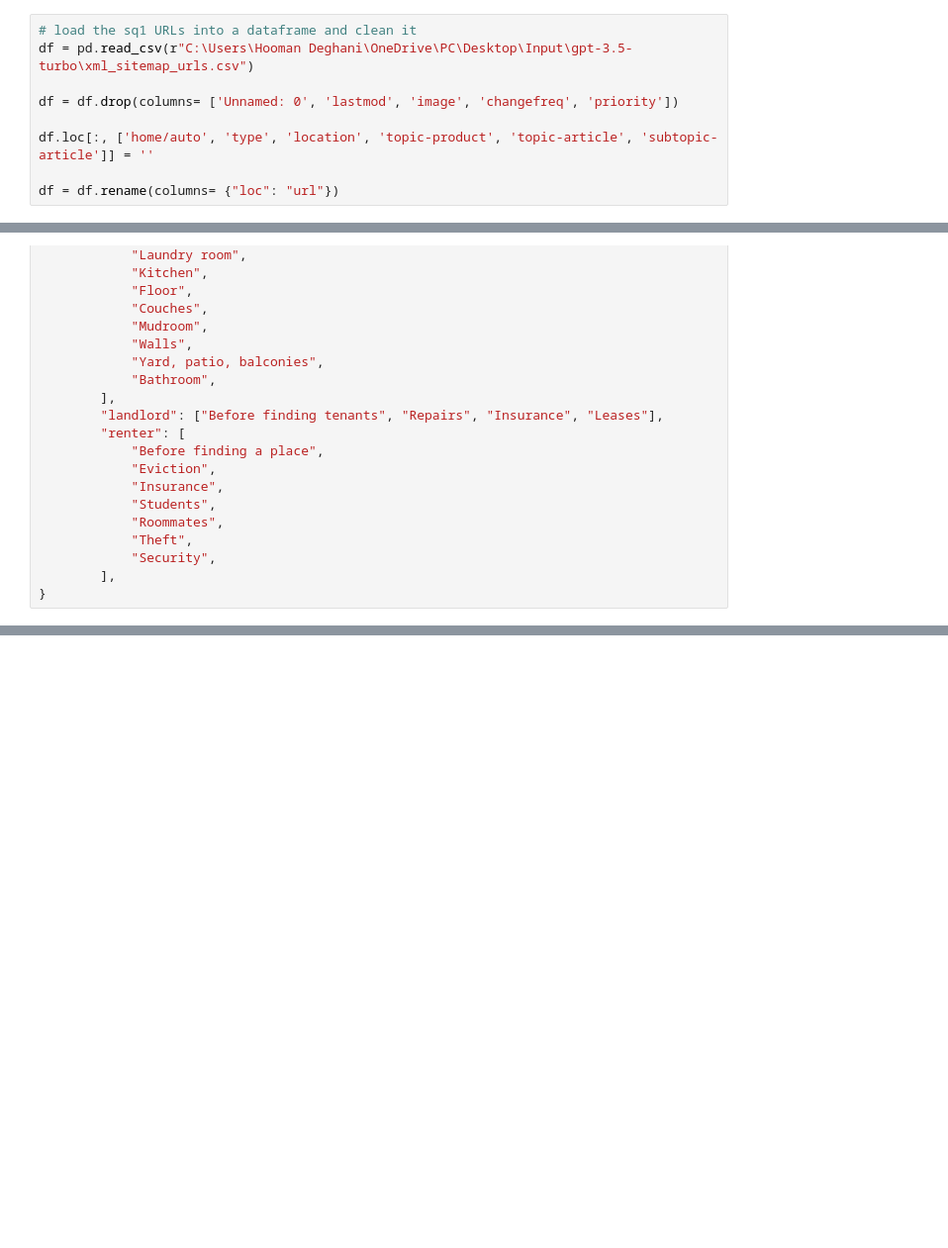
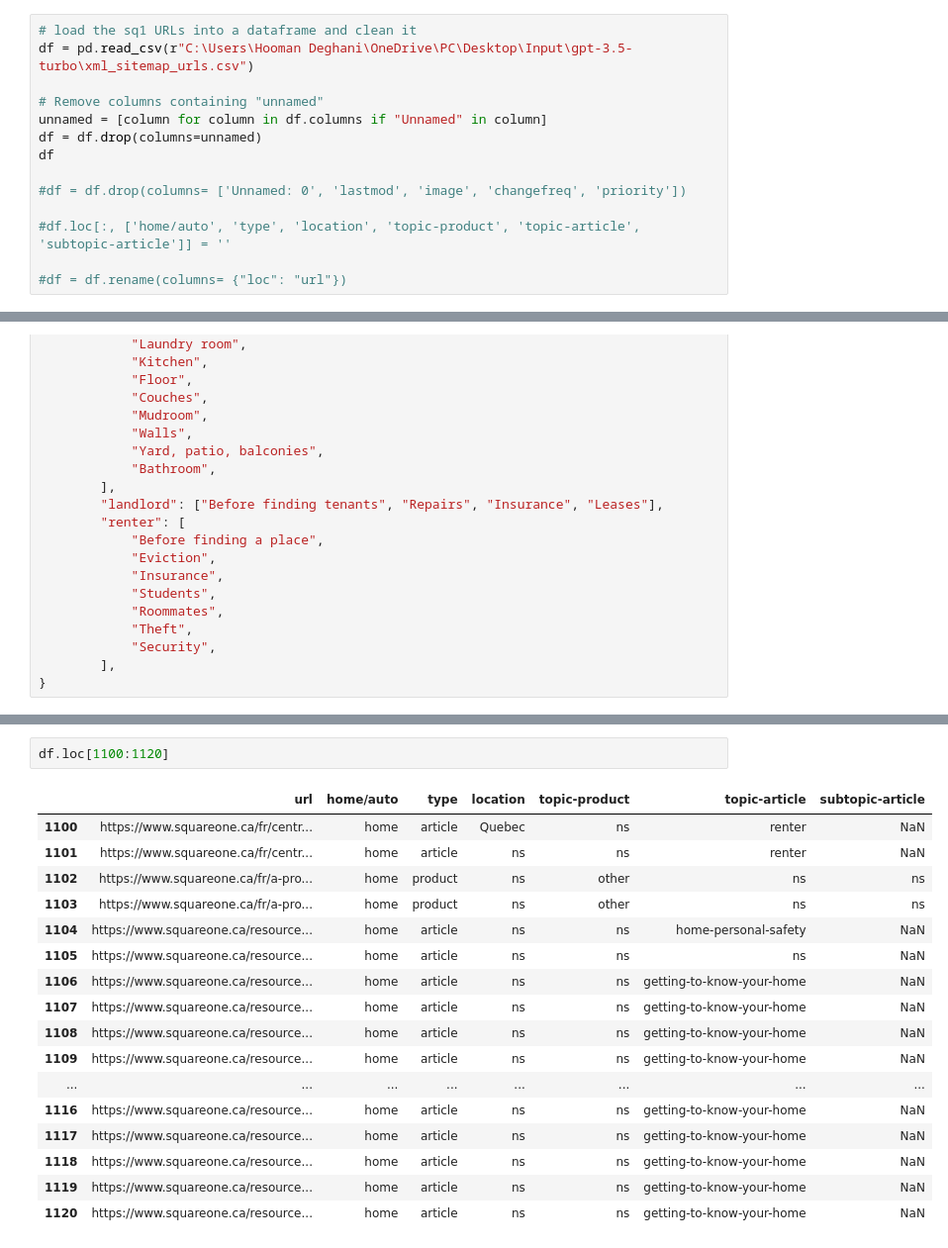
Before and after one commit to HoomanDehghaniML/DataAnalysis, a Jupyter notebook: gpt3.5/practice.ipynb, the cells around one changed output, grey strips where cells are left out. Shown at 99% size. Saved outputs shown, nothing was run; the diff lists cells and outputs as text; blank space fills up the shorter version.

Commit message:
Type directory: location filled
Filled the location via help from gpt3.5 for the type directory.

```diff
--- a/gpt3.5/practice.ipynb
+++ b/gpt3.5/practice.ipynb
@@ -30,8 +33,13 @@ def ChatCompletion_content(
 # load the sq1 URLs into a dataframe and clean it
 df = pd.read_csv(r"C:\Users\Hooman Deghani\OneDrive\PC\Desktop\Input\gpt-3.5-turbo\xml_sitemap_urls.csv")
 
-df = df.drop(columns= ['Unnamed: 0', 'lastmod', 'image', 'changefreq', 'priority'])
+# Remove columns containing "unnamed"
+unnamed = [column for column in df.columns if "Unnamed" in column]
+df = df.drop(columns=unnamed)
+df
 
-df.loc[:, ['home/auto', 'type', 'location', 'topic-product', 'topic-article', 'subtopic-article']] = ''
+#df = df.drop(columns= ['Unnamed: 0', 'lastmod', 'image', 'changefreq', 'priority'])
 
-df = df.rename(columns= {"loc": "url"})
+#df.loc[:, ['home/auto', 'type', 'location', 'topic-product', 'topic-article', 'subtopic-article']] = ''
+
+#df = df.rename(columns= {"loc": "url"})
@@ -627,0 +362,20 @@ IndentationError: unexpected indent (2561078748.py, line 165)
+# %%
+df.loc[1100:1120]
+# %% [output]
+|  | url | home/auto | type | location | topic-product | topic-article | subtopic-article |
+| 1100 | https://www.squareone.ca/fr/centr... | home | article | Quebec | ns | renter | NaN |
+| 1101 | https://www.squareone.ca/fr/centr... | home | article | ns | ns | renter | NaN |
+| 1102 | https://www.squareone.ca/fr/a-pro... | home | product | ns | other | ns | ns |
+| 1103 | https://www.squareone.ca/fr/a-pro... | home | product | ns | other | ns | ns |
+| 1104 | https://www.squareone.ca/resource... | home | article | ns | ns | home-personal-safety | NaN |
+| 1105 | https://www.squareone.ca/resource... | home | article | ns | ns | ns | NaN |
+| 1106 | https://www.squareone.ca/resource... | home | article | ns | ns | getting-to-know-your-home | NaN |
+| 1107 | https://www.squareone.ca/resource... | home | article | ns | ns | getting-to-know-your-home | NaN |
+| 1108 | https://www.squareone.ca/resource... | home | article | ns | ns | getting-to-know-your-home | NaN |
+| 1109 | https://www.squareone.ca/resource... | home | article | ns | ns | getting-to-know-your-home | NaN |
+| ... | ... | ... | ... | ... | ... | ... | ... |
+| 1116 | https://www.squareone.ca/resource... | home | article | ns | ns | getting-to-know-your-home | NaN |
+| 1117 | https://www.squareone.ca/resource... | home | article | ns | ns | getting-to-know-your-home | NaN |
+| 1118 | https://www.squareone.ca/resource... | home | article | ns | ns | getting-to-know-your-home | NaN |
+| 1119 | https://www.squareone.ca/resource... | home | article | ns | ns | getting-to-know-your-home | NaN |
+| 1120 | https://www.squareone.ca/resource... | home | article | ns | ns | getting-to-know-your-home | NaN |
```
Also changed, not shown: parts of 17 cells of this notebook, 14 other files.
